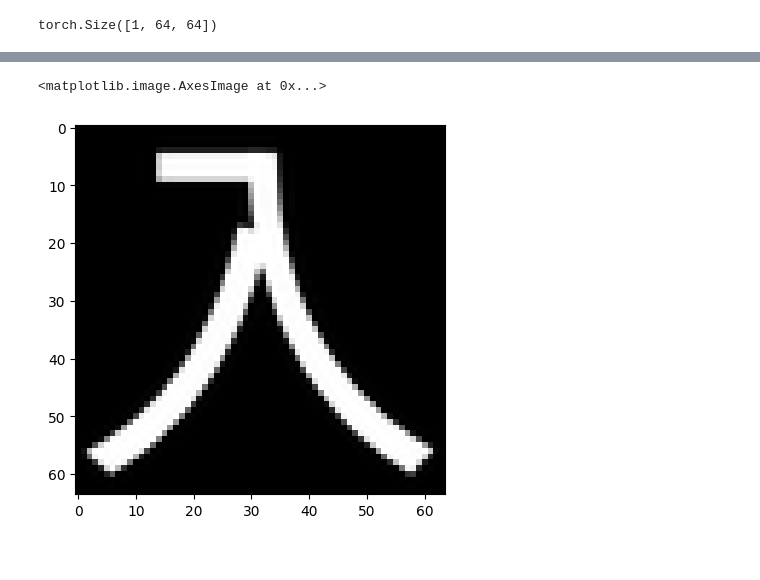
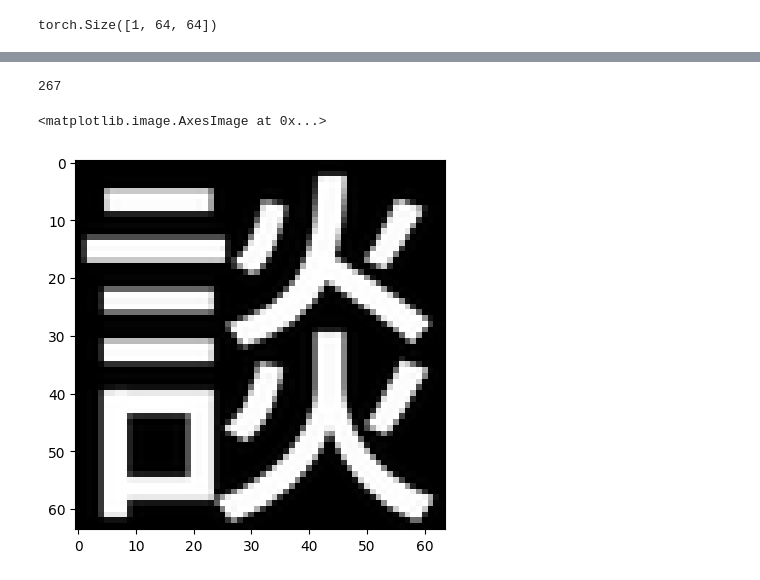
Before and after one commit to martingrzzler/robanohashi-backend, a Jupyter notebook: cmd/export/kanjis2radicals/train.ipynb, the cells around one changed output, grey strips where cells are left out. Drawn from its saved outputs; the diff is of its cells as text; code cells hidden in the pictures.

```diff
--- a/cmd/export/kanjis2radicals/train.ipynb
+++ b/cmd/export/kanjis2radicals/train.ipynb
@@ -85,4 +88,4 @@ def one_hot_encode(example):
     one_hot[radical_indices] = 1
     return {"labels": one_hot}
 # %%
-ds_one_hot = curriculums[0].map(one_hot_encode)
+ds_one_hot = filtered_ds.map(one_hot_encode)
@@ -115,4 +135,4 @@ NameError: name 'Dataset' is not defined
 # %%
-# rotated_ds.set_format(type='torch', columns=['kanji_image', 'labels'])
-ds_train.set_format(type='torch', columns=['kanji_image', 'labels'])
+rotated_ds.set_format(type='torch', columns=['kanji_image', 'labels'])
+# ds_train.set_format(type='torch', columns=['kanji_image', 'labels'])
 # %%
@@ -279,10 +316,16 @@ tensor(22, device='cuda:0')
+# %%
+for i, ex in enumerate(filtered_ds):
+    if ex['meta']['id'] == 736:
+        print(i)
+# %% [output]
+267
 # %%
 import matplotlib.pyplot as plt
 
-plt.imshow(ds_train[5]['kanji_image'], cmap='gray')
+plt.imshow(ds_train[267]['kanji_image'], cmap='gray')
 # %% [output]
 <matplotlib.image.AxesImage at 0x...>
-[figure, old version]
+[figure, new version]
 # %%
 import numpy as np
 from sklearn.metrics import f1_score
```
Also changed, not shown: parts of 24 cells of this notebook, 1 other file.
